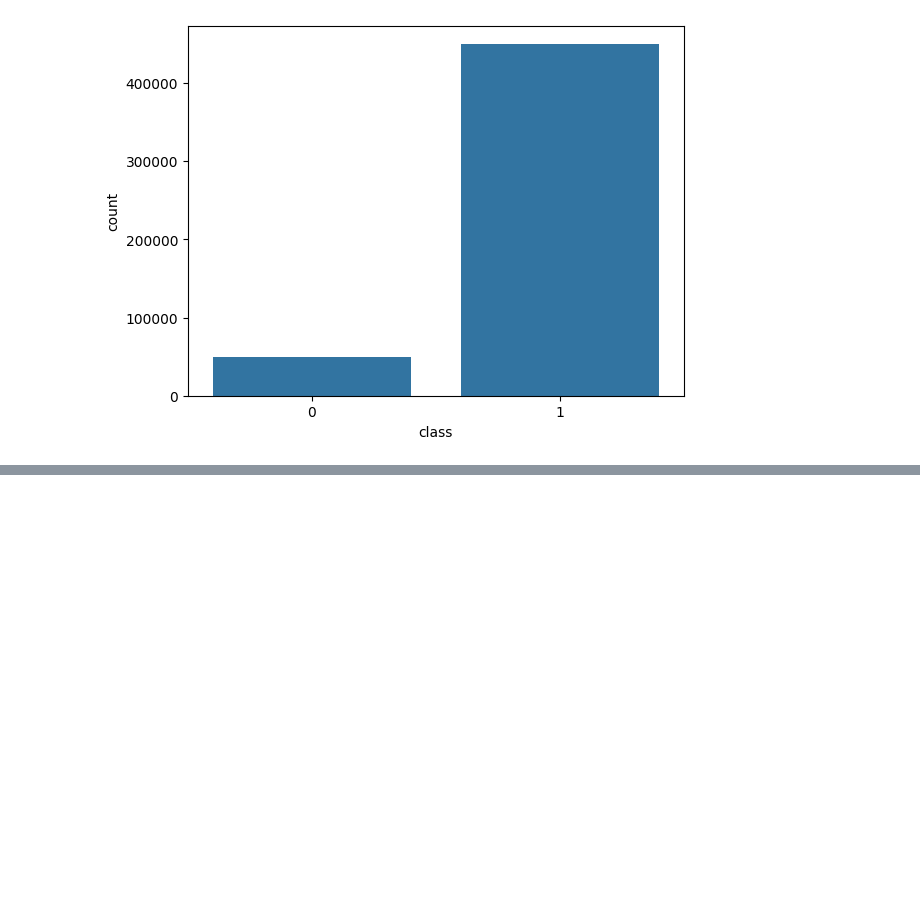
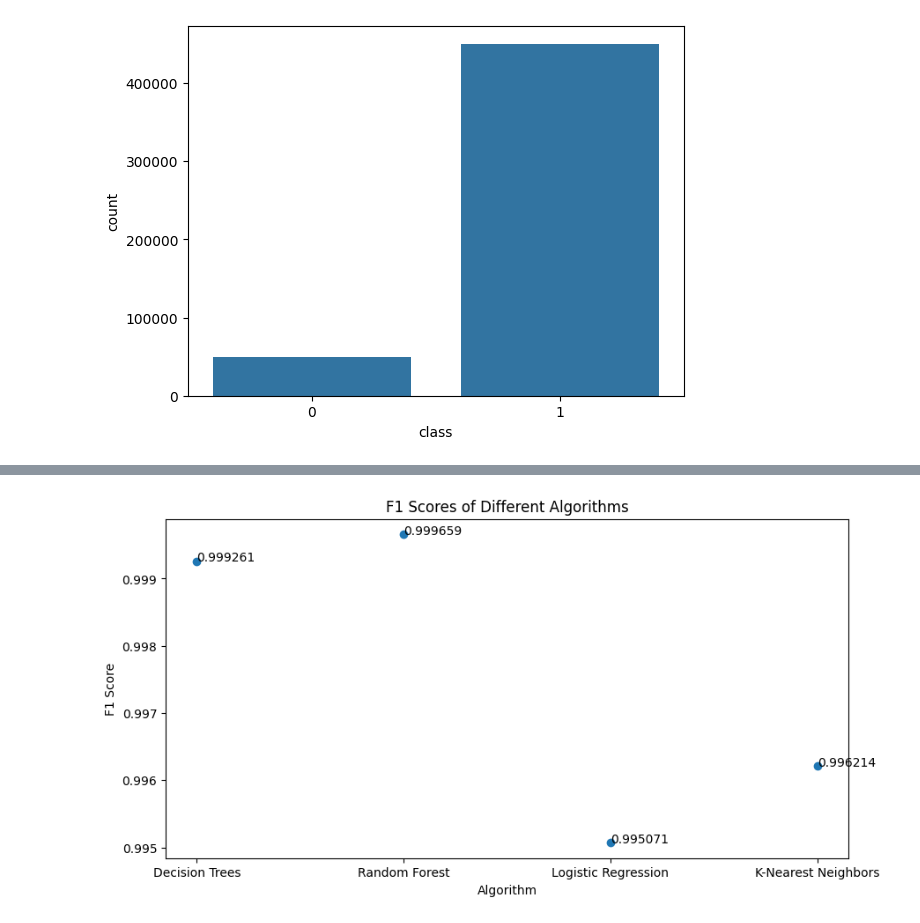
Before and after one commit to tomasvicente3/IART_ML_PDF_Analysis, a Jupyter notebook: main.ipynb, the cells around one changed output, grey strips where cells are left out. Drawn from its saved outputs; the diff is of its cells as text; code cells hidden in the pictures; blank space fills up the shorter version.

```diff
--- a/main.ipynb
+++ b/main.ipynb
@@ -104,2 +114,0 @@ model = RandomForestClassifier(random_state=9)
-# %%
-model.fit(x_train, y_train)
@@ -115,0 +115,5 @@ accuracy
+# %%
+accuracy_scores = {}
+precision_scores = {}
+recall_scores = {}
+f1_scores = {}
@@ -115,0 +273,22 @@ accuracy
+# %%
+# K-Nearest Neighbors
+knn = KNeighborsClassifier()
+knn.fit(x_train, y_train)
+y_pred = knn.predict(x_test)
+
+cm = confusion_matrix(y_test, y_pred)
+TN, FP, FN, TP = cm.ravel()
+results = pd.DataFrame({
+    'Metric': ['True Positives (TP)', 'True Negatives (TN)', 'False Positives (FP)', 'False Negatives (FN)'],
+    'Value': [TP, TN, FP, FN]
+})
+
+accuracy_scores['K-Nearest Neighbors'] = accuracy_score(y_test, y_pred)
+precision_scores['K-Nearest Neighbors'] = TP/(TP+FP)
+recall_scores['K-Nearest Neighbors'] = TP/(TP+FN)
+f1_scores['K-Nearest Neighbors'] = cross_val_score(knn, x, y, cv=5, scoring='f1').mean()
+
+print('K-Nearest Neighbors Accuracy:', accuracy_scores['K-Nearest Neighbors'])
+print('K-Nearest Neighbors Confusion Matrix: \n', results)
+print('K-Nearest Neighbors Classification Report: \n', classification_report(y_test, y_pred))
+print('K-Nearest Neighbors F1 Score:', f1_scores['K-Nearest Neighbors'])
@@ -115,0 +314,13 @@ accuracy
+# %%
+#F-1 Scores of Different Algorithms
+
+plt.figure(figsize=(10,5))
+plt.scatter(f1_scores.keys(), f1_scores.values())
+for algorithm, score in zip(f1_scores.keys() , f1_scores.values()):
+    plt.text(algorithm, score, str(round(score,6)))
+plt.xlabel('Algorithm')
+plt.ylabel('F1 Score')
+plt.title('F1 Scores of Different Algorithms')
+plt.show()
+# %% [output]
+[figure, added]
```
Also changed, not shown: parts of 20 cells of this notebook.
